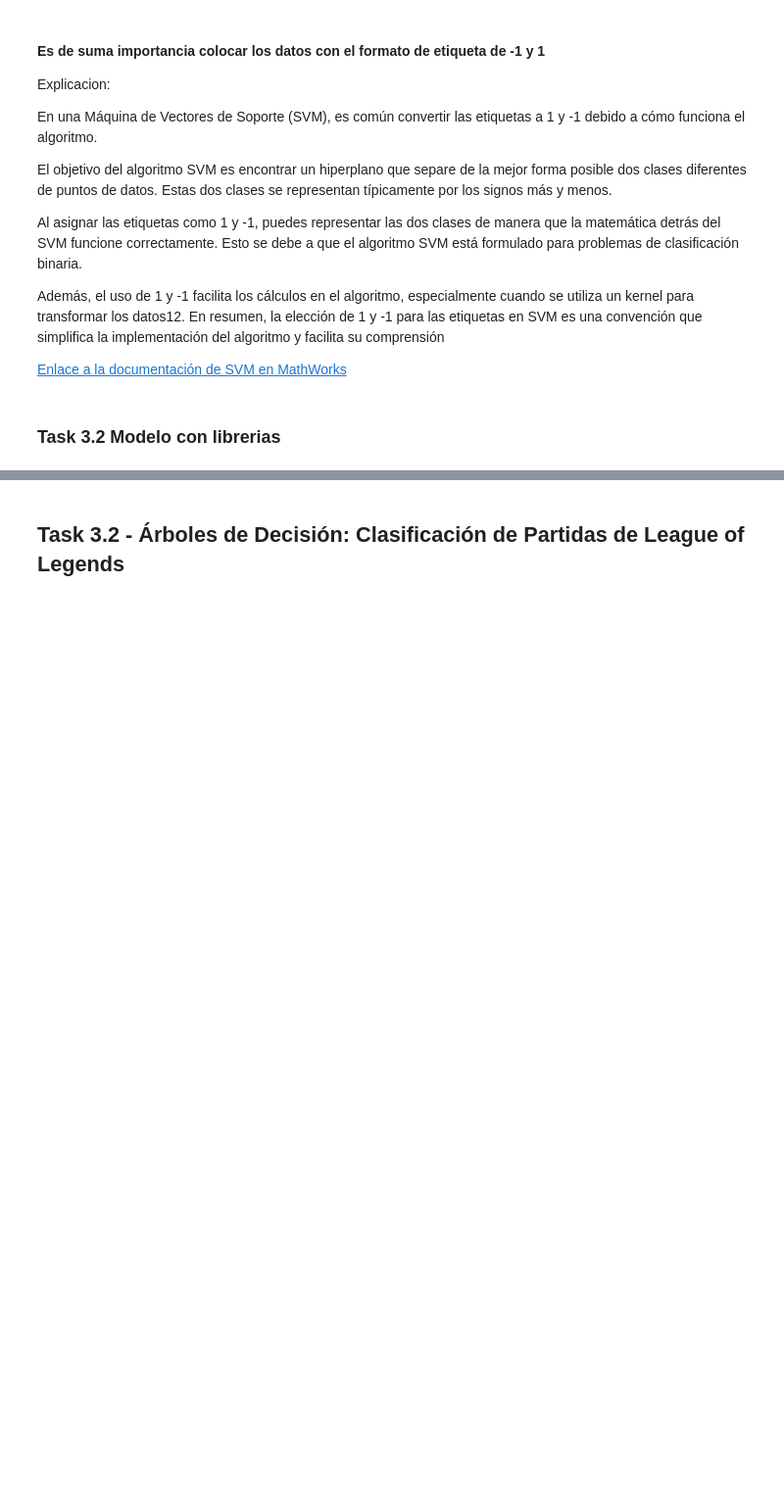
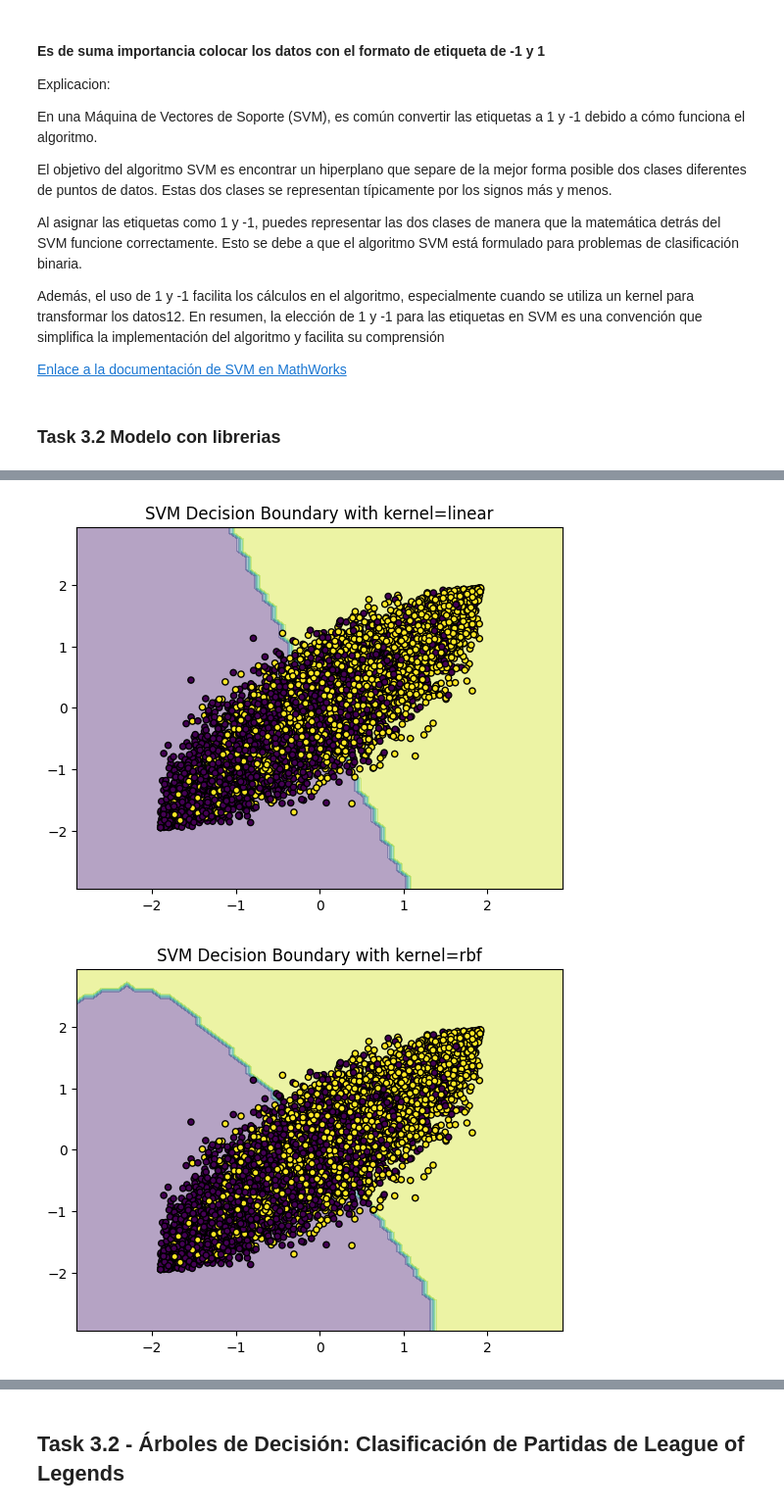
Before and after one commit to AndresQuinto5/IA_LAB2, a Jupyter notebook: Laboratorio2.ipynb, the cells around one changed output, grey strips where cells are left out. Shown at 98% size. Drawn from its saved outputs; the diff is of its cells as text; code cells hidden in the pictures; blank space fills up the shorter version.

```diff
--- a/Laboratorio2.ipynb
+++ b/Laboratorio2.ipynb
@@ -1112,0 +1104,40 @@ Confusion Matrix:
+# %%
+# Divide el conjunto de datos en entrenamiento y el resto
+X_train, X_rest, y_train, y_rest = train_test_split(X_normalized, y, test_size=0.2, random_state=42)
+
+# Divide el resto del conjunto de datos en validación y prueba
+X_val, X_test, y_val, y_test = train_test_split(X_rest, y_rest, test_size=0.5, random_state=42)
+
+# Visualización de la frontera de decisión
+def plot_decision_boundaries(X, y, model_class, **model_params):
+    """
+    Function to plot the decision boundaries of a classification model.
+    This uses just the first two columns of the data for plotting purposes.
+    """
+    try:
+        model = model_class(**model_params)
+        model.fit(X, y)
+
+        fig, ax = plt.subplots()
+        # Set-up grid for plotting.
+        X0, X1 = X[:, 0], X[:, 1]
+        x_min, x_max = X0.min() - 1, X0.max() + 1
+        y_min, y_max = X1.min() - 1, X1.max() + 1
+        xx, yy = np.meshgrid(np.arange(x_min, x_max, 0.1),
+                            np.arange(y_min, y_max, 0.1))
+
+        Z = model.predict(np.c_[xx.ravel(), yy.ravel()]).reshape(xx.shape)
+
+        ax.contourf(xx, yy, Z, alpha=0.4)
+        ax.scatter(X0, X1, c=y, s=20, edgecolor='k')
+        plt.title("SVM Decision Boundary with kernel={}".format(model.kernel))
+    except Exception as e:
+        print(e)
+        print("There was a problem plotting the decision boundaries.")
+        return
+
+plot_decision_boundaries(X_train, y_train, SVC, kernel='linear', C=0.1, gamma='auto')
+plot_decision_boundaries(X_train, y_train, SVC, kernel='rbf', C=0.1, gamma='auto')
+# %% [output]
+[figure, added]
+[figure, added]
```
Also changed, not shown: parts of 12 cells of this notebook.
